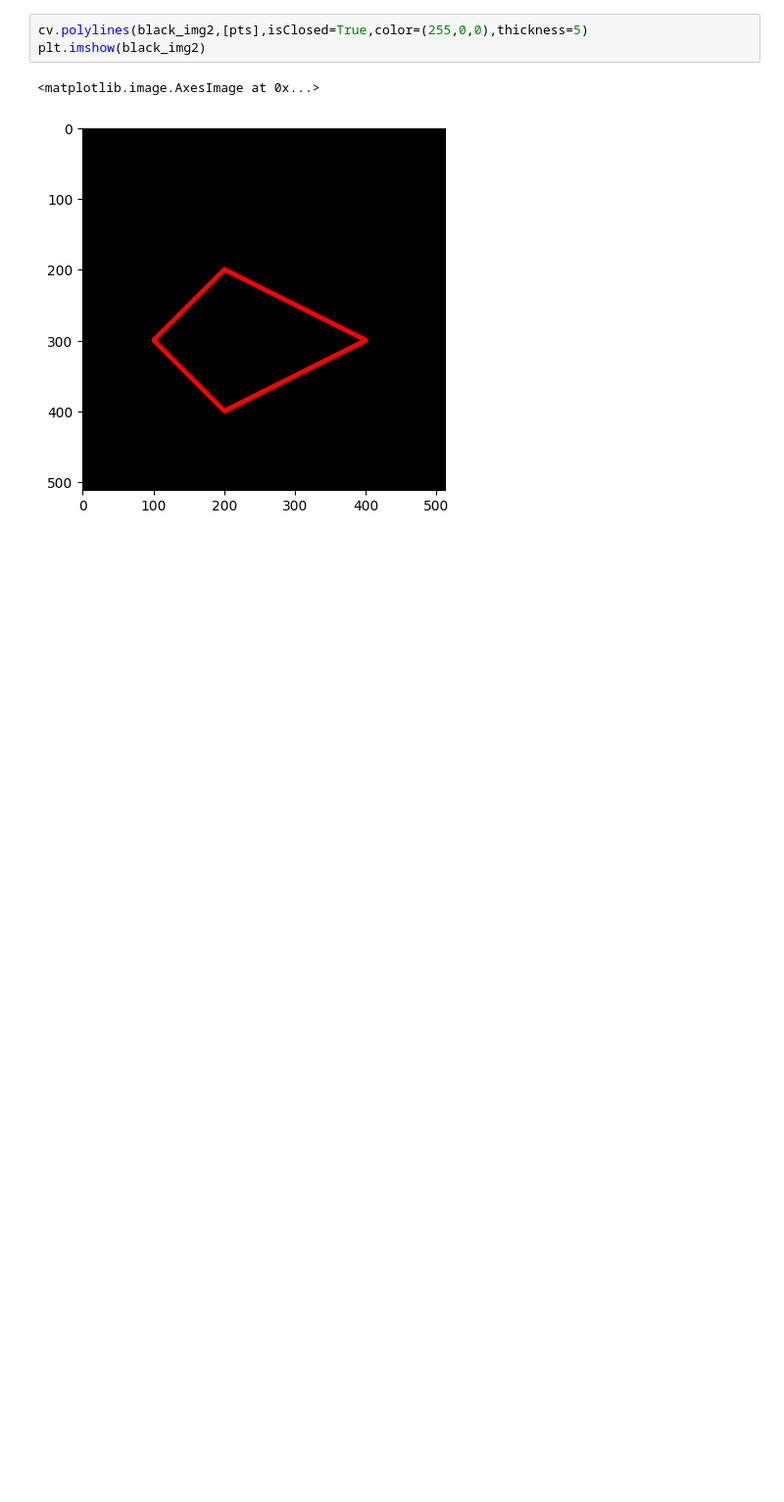
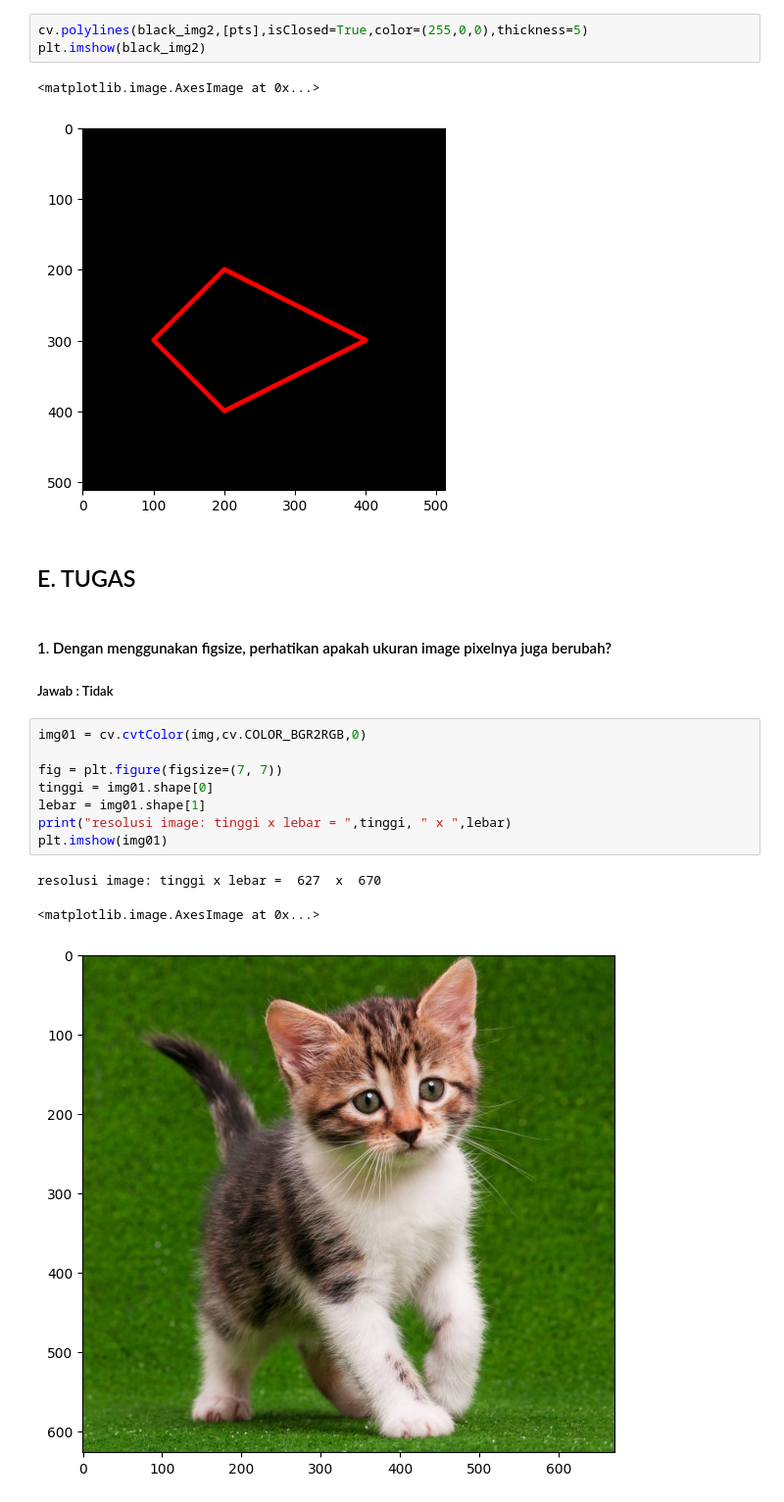
Before and after one commit to armand010/PCVK_Ganjil_2024, a Jupyter notebook: PCVK_Week_2_03.ipynb, the cells around one changed output. Shown at 98% size. Saved outputs shown, nothing was run; the diff lists cells and outputs as text; blank space fills up the shorter version.

Commit message:
Tugas

```diff
--- a/PCVK_Week_2_03.ipynb
+++ b/PCVK_Week_2_03.ipynb
@@ -133,3 +133,21 @@ plt.imshow(black_img2)
 # %% [output]
 <matplotlib.image.AxesImage at 0x...>
 [figure]
+# %% [markdown]
+## E. TUGAS
+# %% [markdown]
+#### 1. Dengan menggunakan figsize, perhatikan apakah ukuran image pixelnya juga berubah?
+
+##### Jawab : Tidak
+# %%
+img01 = cv.cvtColor(img,cv.COLOR_BGR2RGB,0)
+
+fig = plt.figure(figsize=(7, 7))
+tinggi = img01.shape[0]
+lebar = img01.shape[1]
+print("resolusi image: tinggi x lebar = ",tinggi, " x ",lebar)
+plt.imshow(img01)
+# %% [output]
+resolusi image: tinggi x lebar =  627  x  670
+<matplotlib.image.AxesImage at 0x...>
+[figure, added]
```
Also changed, not shown: parts of 3 cells of this notebook.
